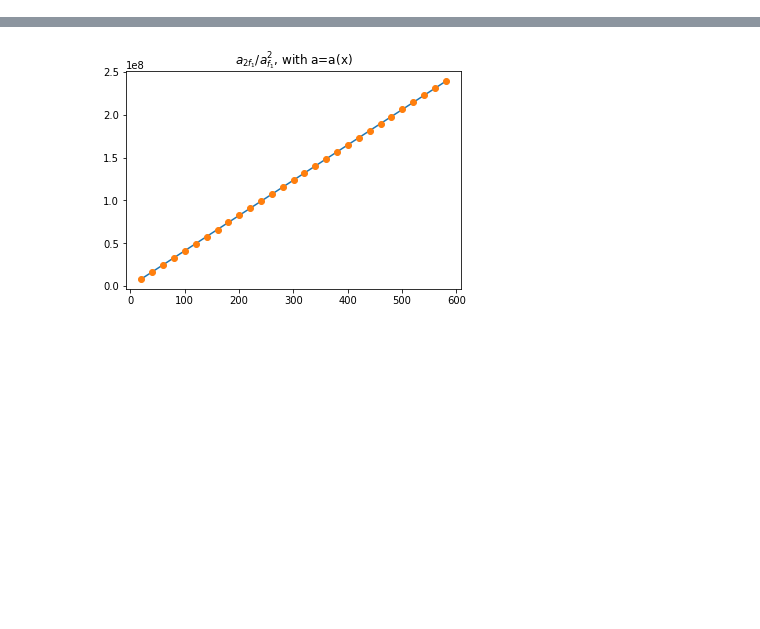
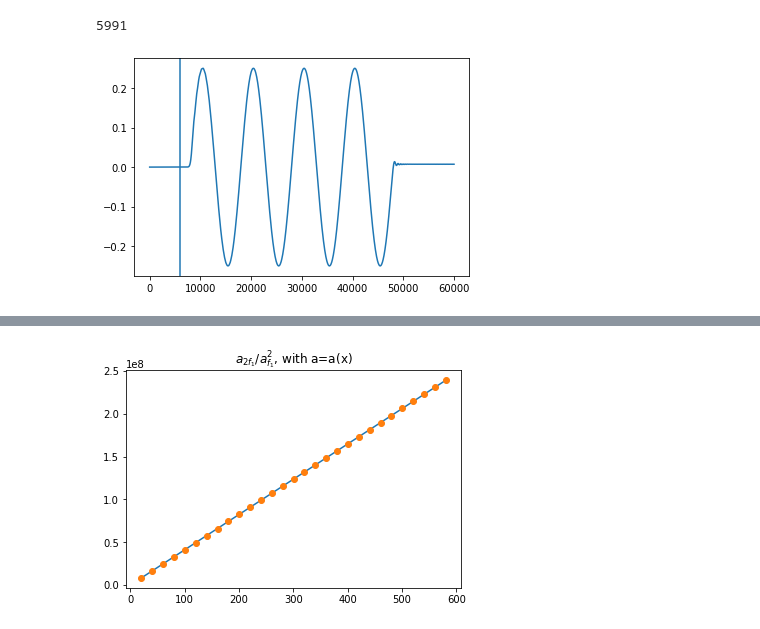
Before and after one commit to 1060matsuda/nlu, a Jupyter notebook: freqmix/freq_depend/dampCheck/noDampFreq/100GHz/result10/multiDetecSHG.ipynb, the cells around one changed output, grey strips where cells are left out. Drawn from its saved outputs; the diff is of its cells as text; code cells hidden in the pictures; blank space fills up the shorter version.

```diff
--- a/freqmix/freq_depend/dampCheck/noDampFreq/100GHz/result10/multiDetecSHG.ipynb
+++ b/freqmix/freq_depend/dampCheck/noDampFreq/100GHz/result10/multiDetecSHG.ipynb
@@ -474,4 +224,15 @@ if False:
 # print(af1s[freq_index])
 # print(a2f1s[freq_index])
 #np.savetxt(str(freq)+"GHzDamp.txt", af1s[freq_index])
+# %%
+u_detec = u_detecs_array[:,10]
+zcp=fu.getDownwardZeroCrossIndex(u_detec)
+print(fu.getDownwardZeroCrossIndex(u_detec))
+fig, ax = plt.subplots()
+ax.plot(u_detec)
+ax.axvline(x=zcp)
+plt.show()
+# %% [output]
+5991
+[figure, added]
 # %%
```
Also changed, not shown: parts of 6 cells of this notebook, 3 other files.
